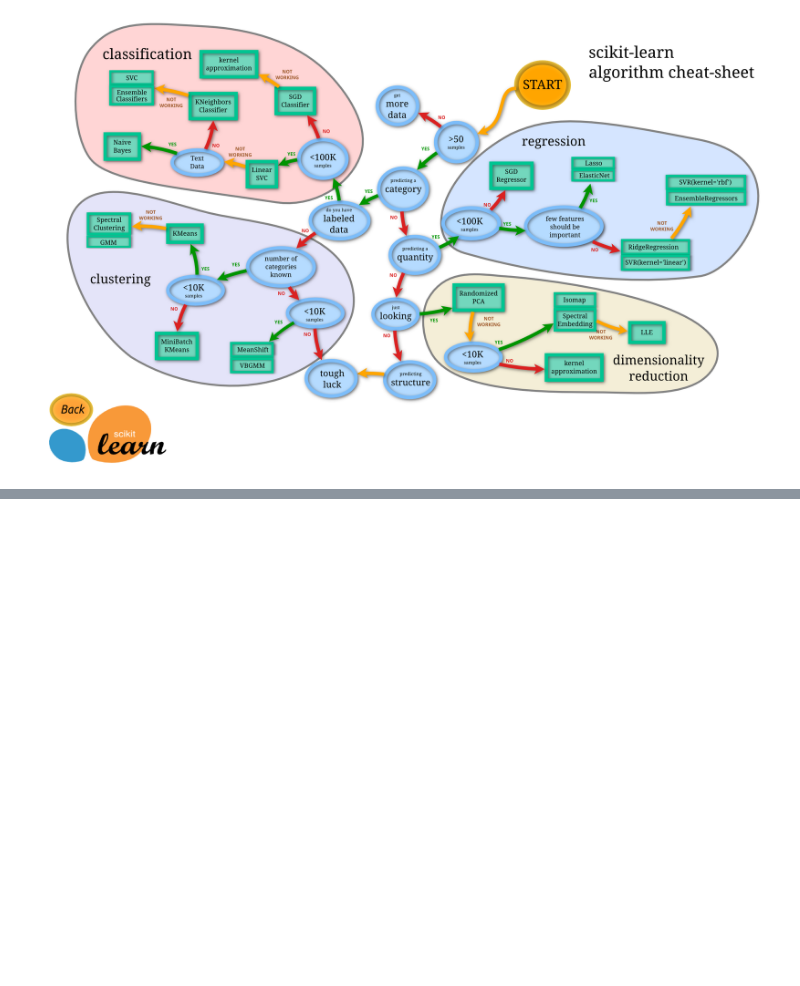
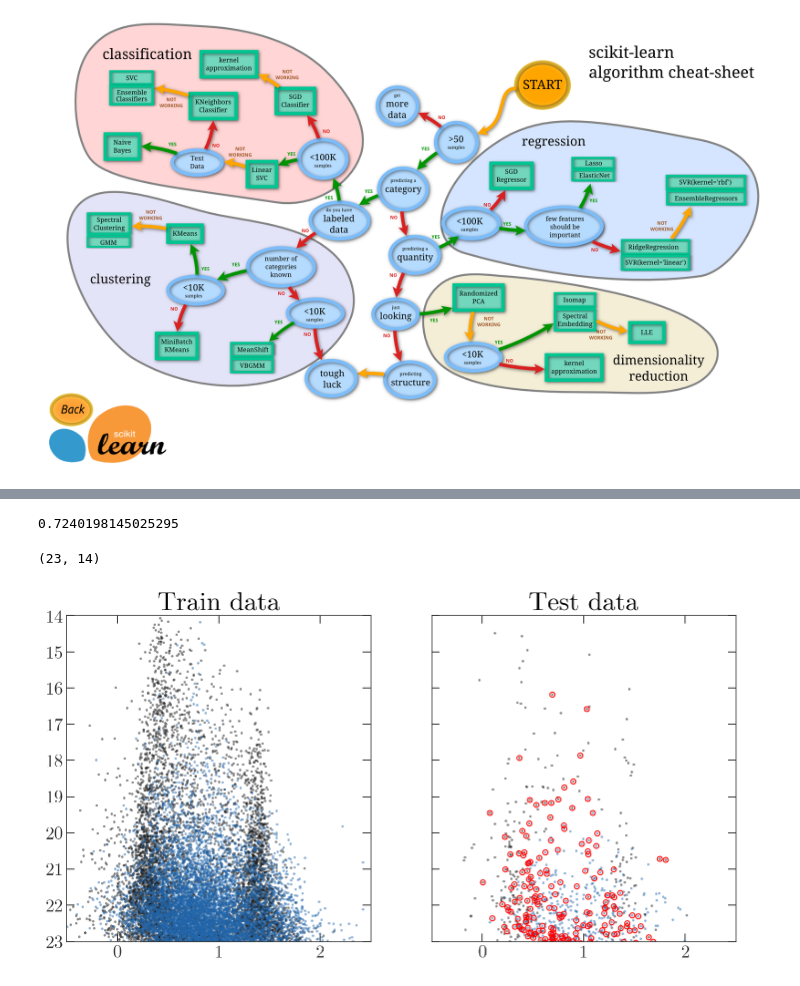
Before and after one commit to adrn/AST542, a Jupyter notebook: notebooks/Machine learning - intro.ipynb, the cells around one changed output, grey strips where cells are left out. Saved outputs shown, nothing was run; the diff lists cells and outputs as text; code cells hidden in the pictures; blank space fills up the shorter version.

```diff
--- a/notebooks/Machine learning - intro.ipynb
+++ b/notebooks/Machine learning - intro.ipynb
@@ -43,0 +144,11 @@ https://github.com/jakevdp/sklearn_pycon2015/blob/master/notebooks/02.2-Basic-Pr
+# %%
+knn_clf = KNeighborsClassifier()
+# %%
+train_X = X[:-1024]
+train_y = y[:-1024]
+test_X = X[-1024:]
+test_y = y[-1024:]
+# %%
+params = {'n_neighbors': np.arange(2, 100, 2)}
+cv_clf = GridSearchCV(knn_clf, param_grid=params)
+cv_clf.fit(train_X, train_y)
@@ -43,0 +166,31 @@ https://github.com/jakevdp/sklearn_pycon2015/blob/master/notebooks/02.2-Basic-Pr
+# %%
+cv_clf.best_score_
+# %% [output]
+0.7240198145025295
+# %%
+y_predicted = cv_clf.predict(test_X)
+
+fig,axes = plt.subplots(1,2,figsize=(12,6),sharex=True,sharey=True)
+
+ax = axes[0]
+ax.plot(train_X[train_y==0,3], train_X[train_y==0,0],
+        marker='.', linestyle='', alpha=0.5, label='stars')
+ax.plot(train_X[train_y==1,3], train_X[train_y==1,0],
+        marker='.', linestyle='', alpha=0.5, label='galaxies')
+ax.set_title("Train data")
+
+ax = axes[1]
+ax.plot(test_X[y_predicted==0,3], test_X[y_predicted==0,0],
+        marker='.', linestyle='', alpha=0.5)
+ax.plot(test_X[y_predicted==1,3], test_X[y_predicted==1,0],
+        marker='.', linestyle='', alpha=0.5)
+ax.plot(test_X[test_y!=y_predicted,3], test_X[test_y!=y_predicted,0],
+        marker='o', linestyle='', alpha=1., markerfacecolor='none',
+        markeredgewidth=1, markeredgecolor='r')
+ax.set_title("Test data")
+
+ax.set_xlim(-0.5, 2.5)
+ax.set_ylim(23, 14)
+# %% [output]
+(23, 14)
+[figure, added]
```
Also changed, not shown: parts of 39 cells of this notebook.
